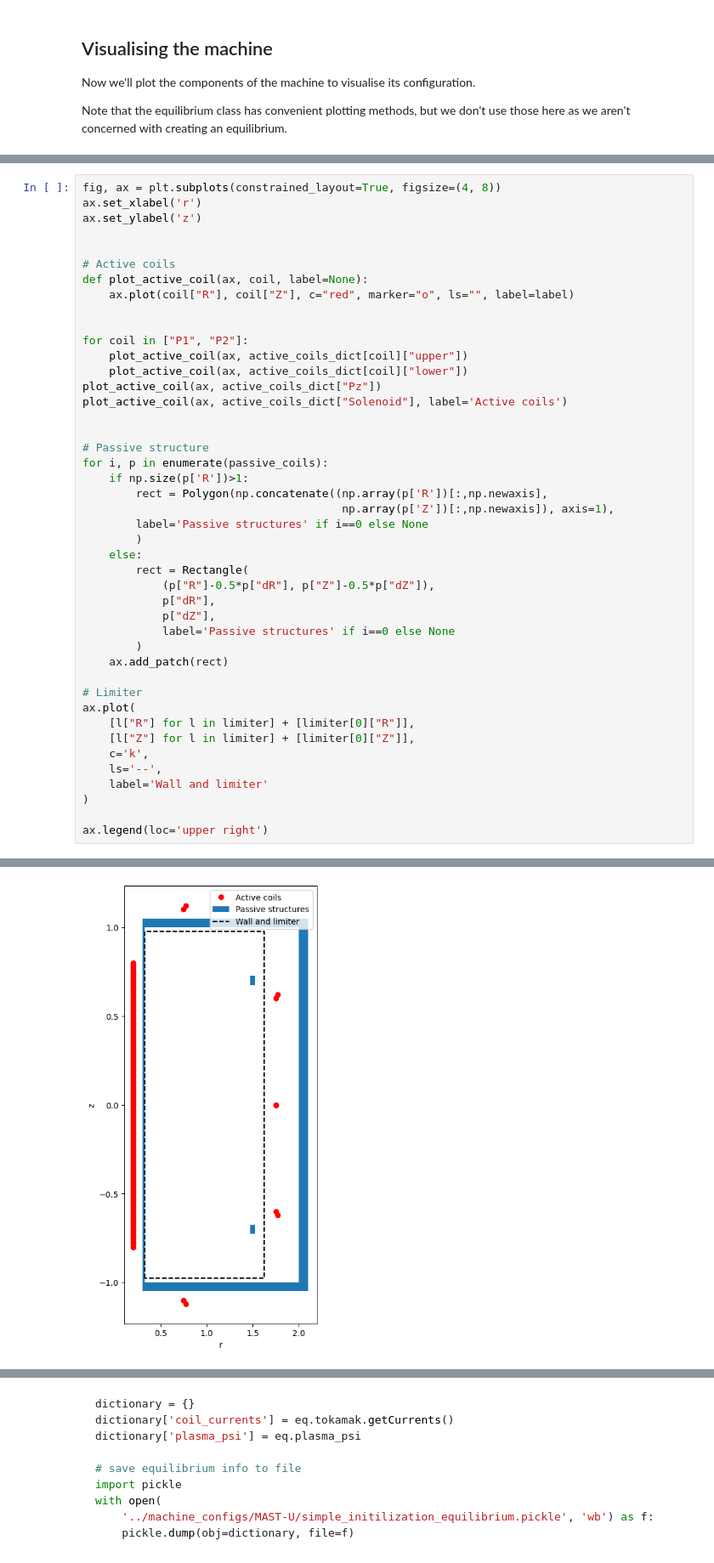
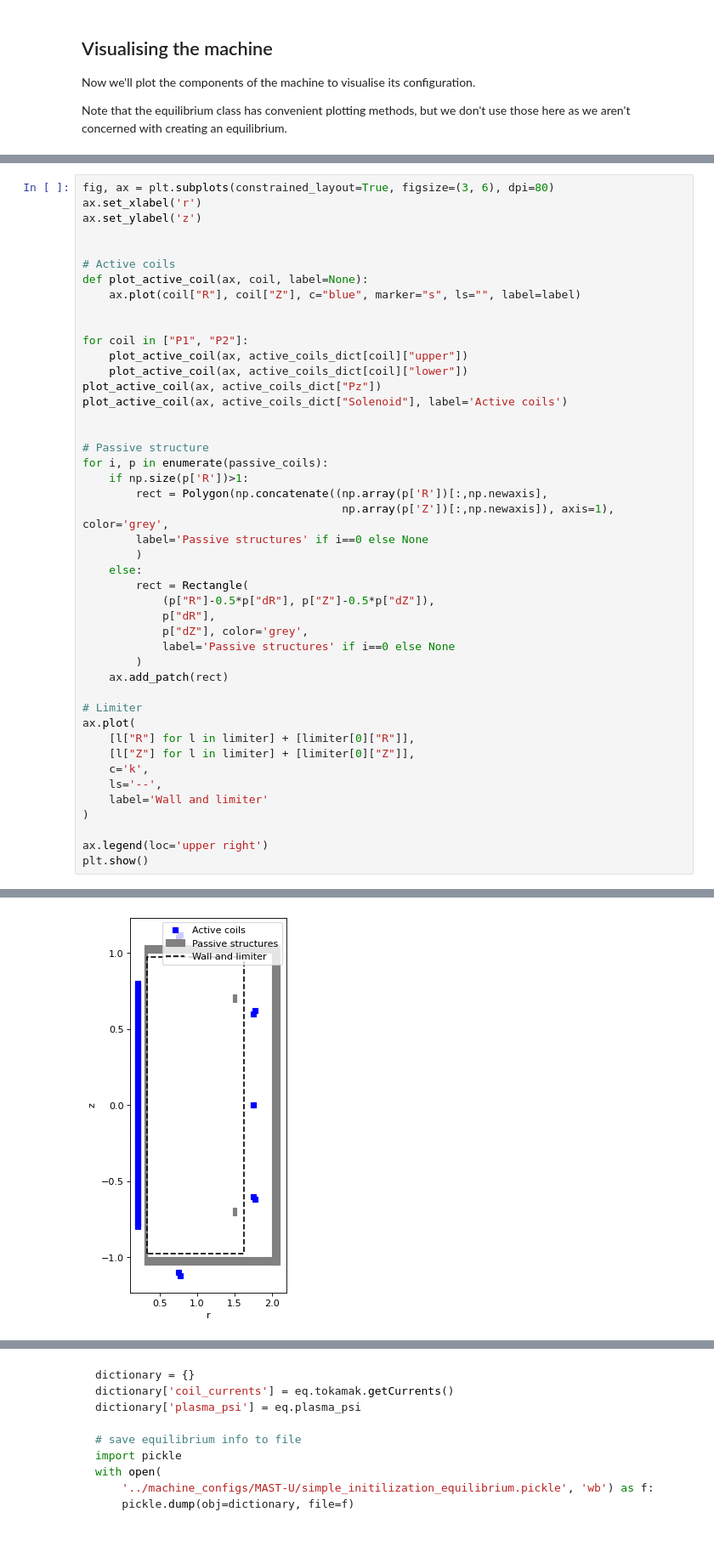
Before and after one commit to FusionComputingLab/freegsnke, a Jupyter notebook: examples/example_0 - machine_config.ipynb, the cells around one changed output, grey strips where cells are left out. Shown at 85% size. Drawn from its saved outputs; the diff is of its cells as text.

```diff
--- a/examples/example_0 - machine_config.ipynb
+++ b/examples/example_0 - machine_config.ipynb
@@ -325,12 +301,12 @@ from matplotlib.patches import Polygon,Rectangle
 # %%
-fig, ax = plt.subplots(constrained_layout=True, figsize=(4, 8))
+fig, ax = plt.subplots(constrained_layout=True, figsize=(3, 6), dpi=80)
 ax.set_xlabel('r')
 ax.set_ylabel('z')
 
 
 # Active coils
 def plot_active_coil(ax, coil, label=None):
-    ax.plot(coil["R"], coil["Z"], c="red", marker="o", ls="", label=label)
+    ax.plot(coil["R"], coil["Z"], c="blue", marker="s", ls="", label=label)
 
 
 for coil in ["P1", "P2"]:
@@ -344,14 +320,14 @@ plot_active_coil(ax, active_coils_dict["Solenoid"], label='Active coils')
 for i, p in enumerate(passive_coils):
     if np.size(p['R'])>1:
         rect = Polygon(np.concatenate((np.array(p['R'])[:,np.newaxis],
-                                       np.array(p['Z'])[:,np.newaxis]), axis=1),
+                                       np.array(p['Z'])[:,np.newaxis]), axis=1), color='grey',
         label='Passive structures' if i==0 else None
         )
     else:
         rect = Rectangle(
             (p["R"]-0.5*p["dR"], p["Z"]-0.5*p["dZ"]),
             p["dR"],
-            p["dZ"],
+            p["dZ"], color='grey',
             label='Passive structures' if i==0 else None
         )
     ax.add_patch(rect)
@@ -366,4 +342,5 @@ ax.plot(
 )
 
 ax.legend(loc='upper right')
+plt.show()
 # %% [output]
@@ -371,4 +347,4 @@ ax.legend(loc='upper right')
-[figure, old version]
+[figure, new version]
 # %% [markdown]
 ## Optional initialization equilibrium
 
```
Also changed, not shown: parts of 16 cells of this notebook, 4 other files.
